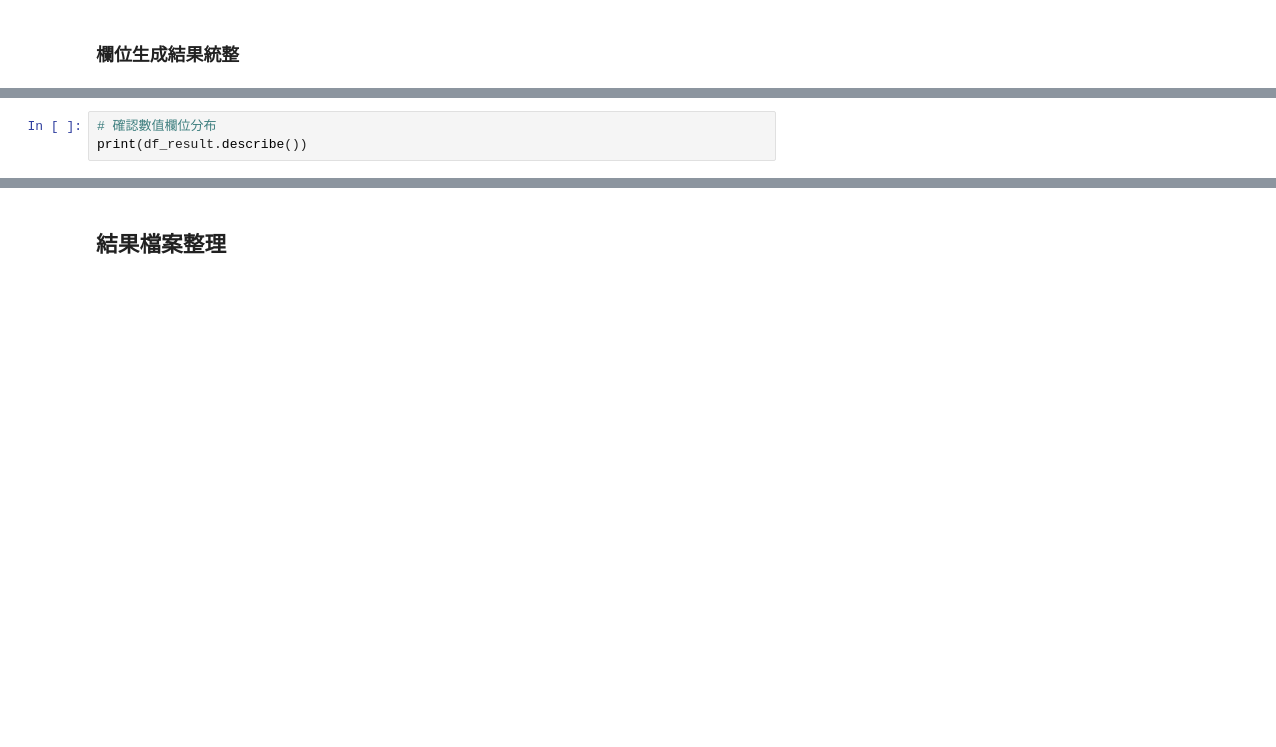
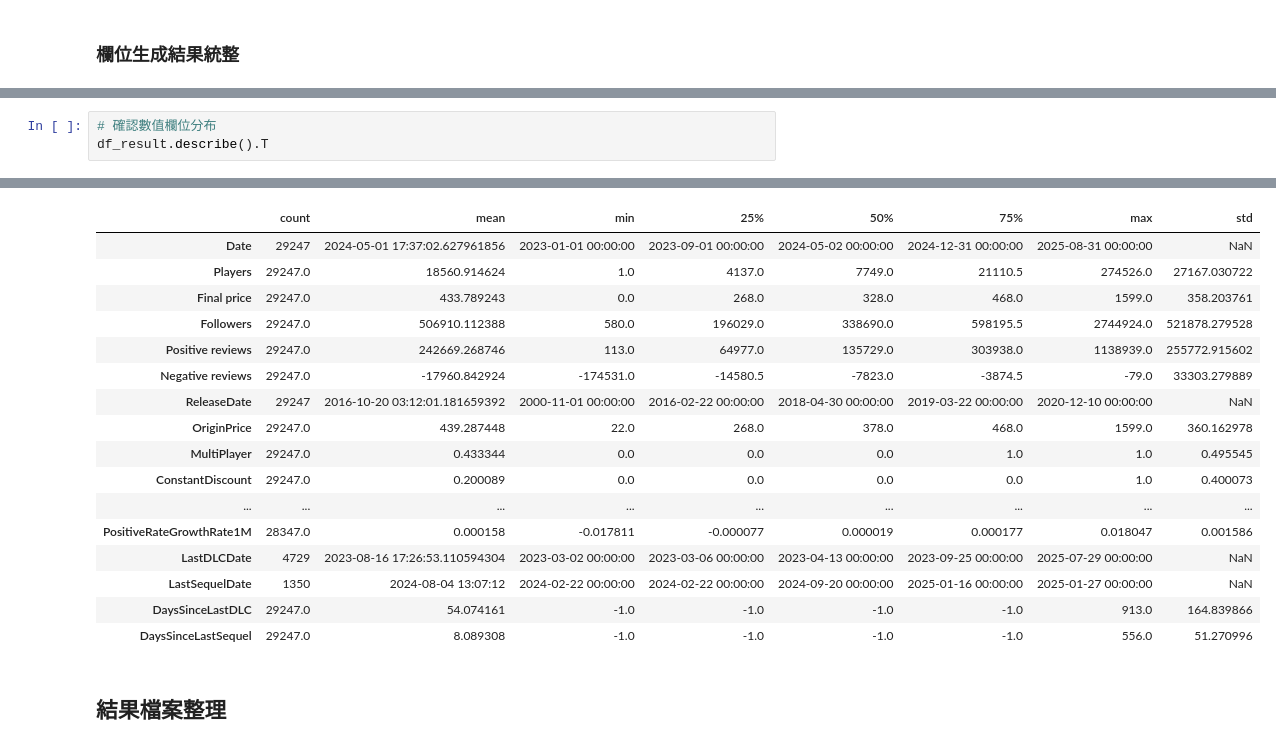
Before and after one commit to yixuan0803/fa-25-econ-5166-group-1, a Jupyter notebook: data/code/discount-timing-processed-code.ipynb, the cells around one changed output, grey strips where cells are left out. Saved outputs shown, nothing was run; the diff lists cells and outputs as text; blank space fills up the shorter version.

Commit message:
update tables and cols introduction

```diff
--- a/data/code/discount-timing-processed-code.ipynb
+++ b/data/code/discount-timing-processed-code.ipynb
@@ -495,5 +496,5 @@ print(df_result.columns)
 Index(['Date', 'Players', 'Final price', 'Followers', 'Positive reviews', 'Negative reviews', 'GameID', 'ReleaseDate', 'OriginPrice', 'Type', 'MultiPlayer', 'Publisher', 'ConstantDiscount', 'Has_DLC', ...
 # %%
 # 確認數值欄位分布
-print(df_result.describe())
+df_result.describe().T
 # %% [output]
@@ -509,3 +501,20 @@ std                              NaN   27167.030722    358.203761  5.218783e+05
+|  | count | mean | min | 25% | 50% | 75% | max | std |
+| Date | 29247 | 2024-05-01 17:37:02.627961856 | 2023-01-01 00:00:00 | 2023-09-01 00:00:00 | 2024-05-02 00:00:00 | 2024-12-31 00:00:00 | 2025-08-31 00:00:00 | NaN |
+| Players | 29247.0 | 18560.914624 | 1.0 | 4137.0 | 7749.0 | 21110.5 | 274526.0 | 27167.030722 |
+| Final price | 29247.0 | 433.789243 | 0.0 | 268.0 | 328.0 | 468.0 | 1599.0 | 358.203761 |
+| Followers | 29247.0 | 506910.112388 | 580.0 | 196029.0 | 338690.0 | 598195.5 | 2744924.0 | 521878.279528 |
+| Positive reviews | 29247.0 | 242669.268746 | 113.0 | 64977.0 | 135729.0 | 303938.0 | 1138939.0 | 255772.915602 |
+| Negative reviews | 29247.0 | -17960.842924 | -174531.0 | -14580.5 | -7823.0 | -3874.5 | -79.0 | 33303.279889 |
+| ReleaseDate | 29247 | 2016-10-20 03:12:01.181659392 | 2000-11-01 00:00:00 | 2016-02-22 00:00:00 | 2018-04-30 00:00:00 | 2019-03-22 00:00:00 | 2020-12-10 00:00:00 | NaN |
+| OriginPrice | 29247.0 | 439.287448 | 22.0 | 268.0 | 378.0 | 468.0 | 1599.0 | 360.162978 |
+| MultiPlayer | 29247.0 | 0.433344 | 0.0 | 0.0 | 0.0 | 1.0 | 1.0 | 0.495545 |
+| ConstantDiscount | 29247.0 | 0.200089 | 0.0 | 0.0 | 0.0 | 0.0 | 1.0 | 0.400073 |
+| ... | ... | ... | ... | ... | ... | ... | ... | ... |
+| PositiveRateGrowthRate1M | 28347.0 | 0.000158 | -0.017811 | -0.000077 | 0.000019 | 0.000177 | 0.018047 | 0.001586 |
+| LastDLCDate | 4729 | 2023-08-16 17:26:53.110594304 | 2023-03-02 00:00:00 | 2023-03-06 00:00:00 | 2023-04-13 00:00:00 | 2023-09-25 00:00:00 | 2025-07-29 00:00:00 | NaN |
+| LastSequelDate | 1350 | 2024-08-04 13:07:12 | 2024-02-22 00:00:00 | 2024-02-22 00:00:00 | 2024-09-20 00:00:00 | 2025-01-16 00:00:00 | 2025-01-27 00:00:00 | NaN |
+| DaysSinceLastDLC | 29247.0 | 54.074161 | -1.0 | -1.0 | -1.0 | -1.0 | 913.0 | 164.839866 |
+| DaysSinceLastSequel | 29247.0 | 8.089308 | -1.0 | -1.0 | -1.0 | -1.0 | 556.0 | 51.270996 |
 # %% [markdown]
 ## 結果檔案整理
 # %% [markdown]
```
Also changed, not shown: parts of 14 cells of this notebook, 1 other file.
